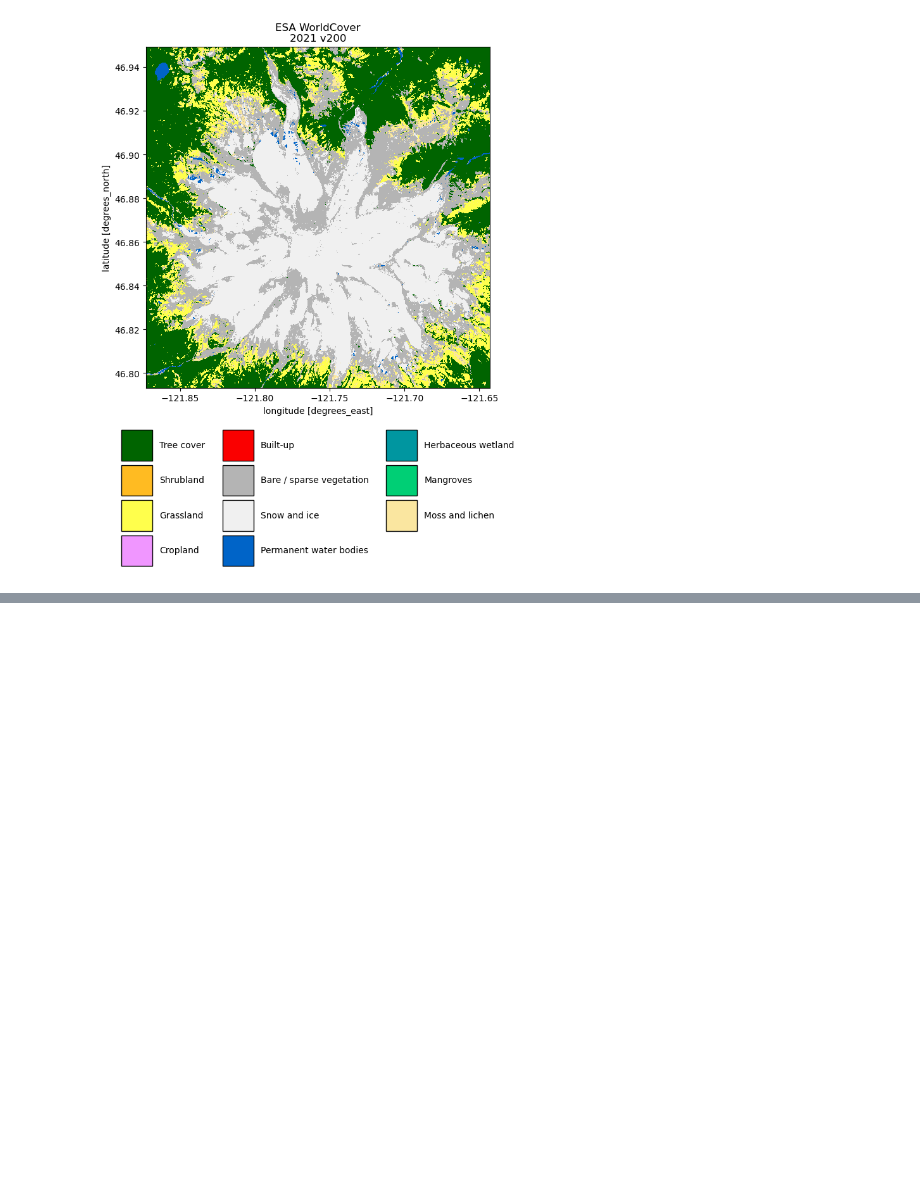
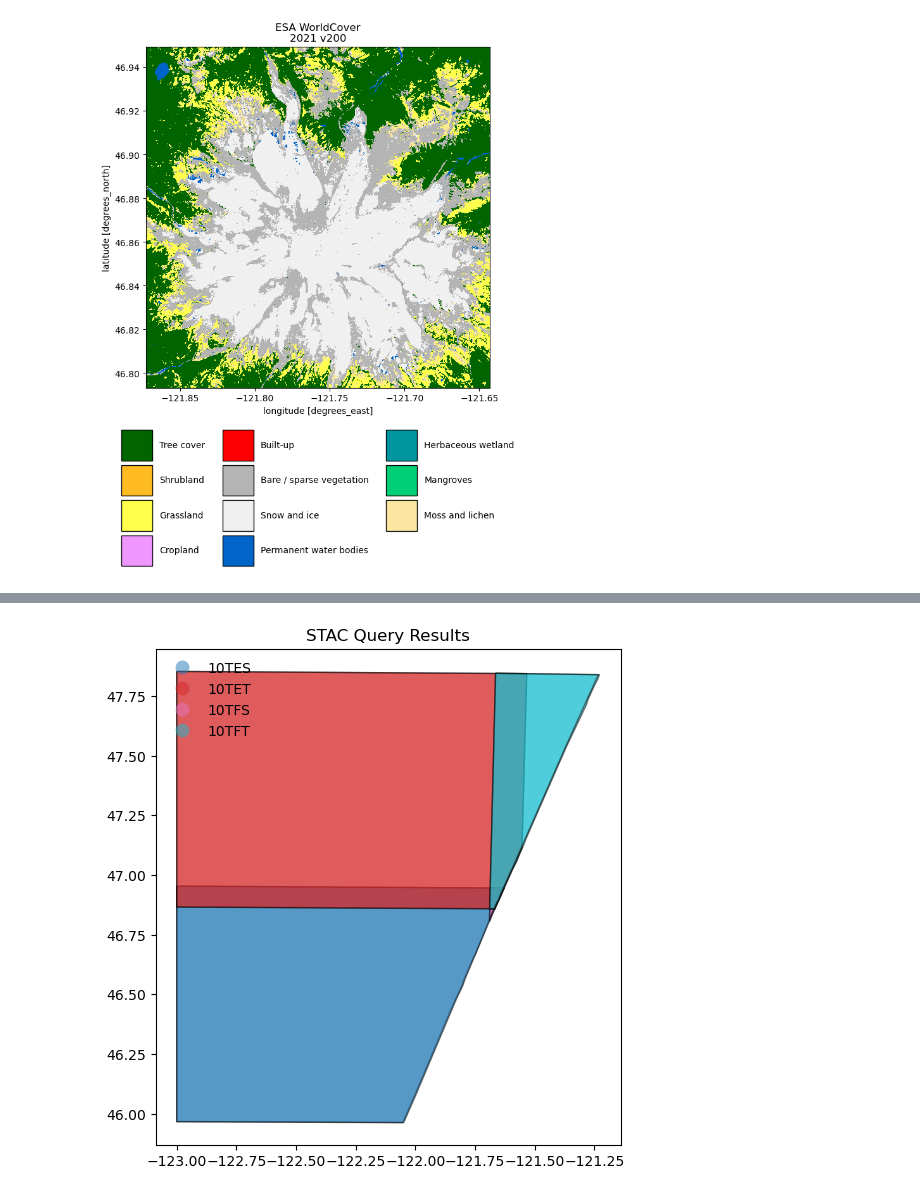
Before and after one commit to egagli/easysnowdata, a Jupyter notebook: docs/examples/remote_sensing_examples.ipynb, the cells around one changed output, grey strips where cells are left out. Drawn from its saved outputs; the diff is of its cells as text; code cells hidden in the pictures; blank space fills up the shorter version.

```diff
--- a/docs/examples/remote_sensing_examples.ipynb
+++ b/docs/examples/remote_sensing_examples.ipynb
@@ -174,0 +336,2 @@ Text(0.5, 1.0, 'ESA WorldCover\n2021 v200')
+# %%
+gdf = gpd.GeoDataFrame.from_features(stac_json, "epsg:4326")
@@ -174,0 +358,20 @@ Text(0.5, 1.0, 'ESA WorldCover\n2021 v200')
+# %%
+gdf["granule"] = (
+    gdf["mgrs:utm_zone"].apply(lambda x: f"{x:02d}")
+    + gdf["mgrs:latitude_band"]
+    + gdf["mgrs:grid_square"]
+)
+# %%
+fig = gdf.plot(
+    "granule",
+    edgecolor="black",
+    categorical=True,
+    aspect="equal",
+    alpha=0.5,
+    figsize=(6, 12),
+    legend=True,
+    legend_kwds={"loc": "upper left", "frameon": False, "ncol": 1},
+)
+_ = fig.set_title("STAC Query Results")
+# %% [output]
+[figure, added]
```
Also changed, not shown: parts of 13 cells of this notebook.
